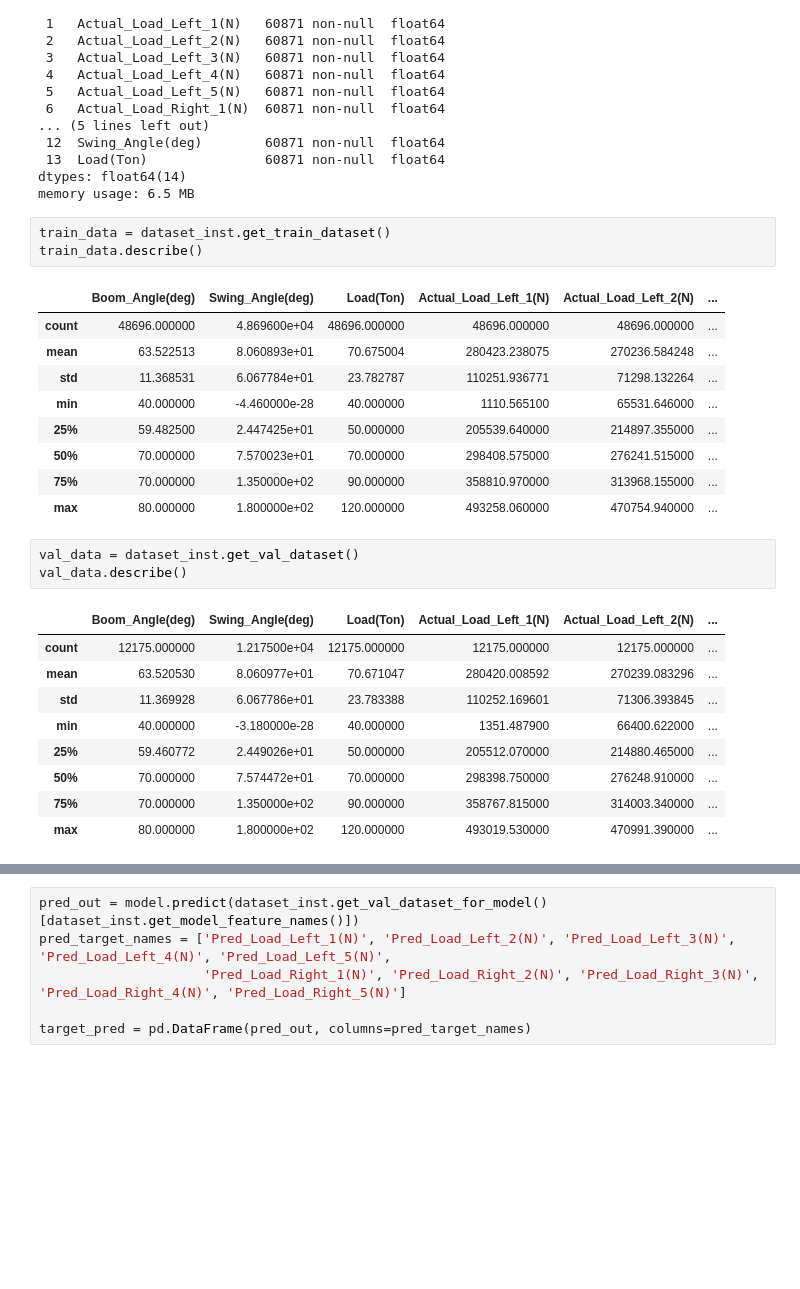
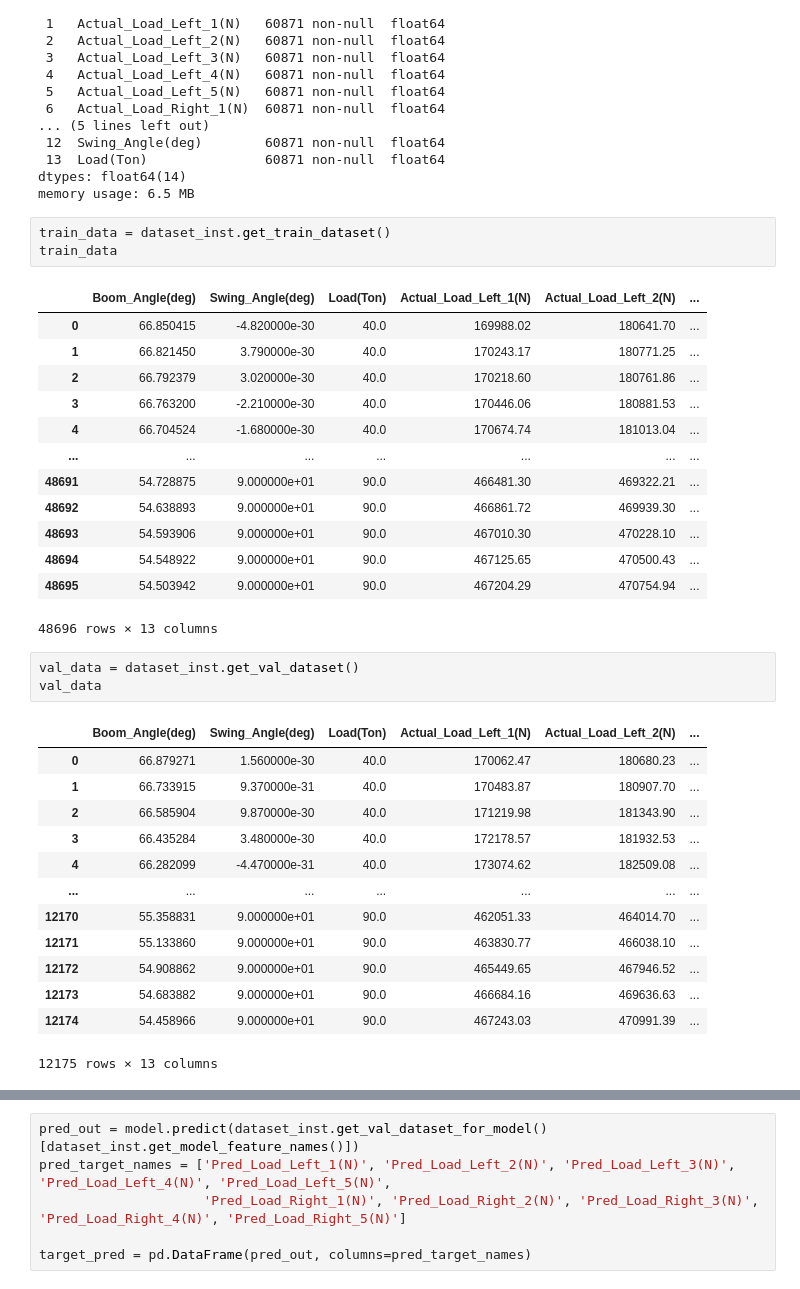
Before and after one commit to jinbeomjeong/estimate_crawler_crane_ground_pressure, a Jupyter notebook: train_ground_pressure_est_model_rf.ipynb, the cells around one changed output, grey strips where cells are left out. Saved outputs shown, nothing was run; the diff lists cells and outputs as text; blank space fills up the shorter version.

```diff
--- a/train_ground_pressure_est_model_rf.ipynb
+++ b/train_ground_pressure_est_model_rf.ipynb
@@ -66,30 +66,38 @@ dtypes: float64(14)
 memory usage: 6.5 MB
 # %%
 train_data = dataset_inst.get_train_dataset()
-train_data.describe()
+train_data
 # %% [output]
 |  | Boom_Angle(deg) | Swing_Angle(deg) | Load(Ton) | Actual_Load_Left_1(N) | Actual_Load_Left_2(N) | ... |
-| count | 48696.000000 | 4.869600e+04 | 48696.000000 | 48696.000000 | 48696.000000 | ... |
-| mean | 63.522513 | 8.060893e+01 | 70.675004 | 280423.238075 | 270236.584248 | ... |
-| std | 11.368531 | 6.067784e+01 | 23.782787 | 110251.936771 | 71298.132264 | ... |
-| min | 40.000000 | -4.460000e-28 | 40.000000 | 1110.565100 | 65531.646000 | ... |
-| 25% | 59.482500 | 2.447425e+01 | 50.000000 | 205539.640000 | 214897.355000 | ... |
-| 50% | 70.000000 | 7.570023e+01 | 70.000000 | 298408.575000 | 276241.515000 | ... |
-| 75% | 70.000000 | 1.350000e+02 | 90.000000 | 358810.970000 | 313968.155000 | ... |
-| max | 80.000000 | 1.800000e+02 | 120.000000 | 493258.060000 | 470754.940000 | ... |
+| 0 | 66.850415 | -4.820000e-30 | 40.0 | 169988.02 | 180641.70 | ... |
+| 1 | 66.821450 | 3.790000e-30 | 40.0 | 170243.17 | 180771.25 | ... |
+| 2 | 66.792379 | 3.020000e-30 | 40.0 | 170218.60 | 180761.86 | ... |
+| 3 | 66.763200 | -2.210000e-30 | 40.0 | 170446.06 | 180881.53 | ... |
+| 4 | 66.704524 | -1.680000e-30 | 40.0 | 170674.74 | 181013.04 | ... |
+| ... | ... | ... | ... | ... | ... | ... |
+| 48691 | 54.728875 | 9.000000e+01 | 90.0 | 466481.30 | 469322.21 | ... |
+| 48692 | 54.638893 | 9.000000e+01 | 90.0 | 466861.72 | 469939.30 | ... |
+| 48693 | 54.593906 | 9.000000e+01 | 90.0 | 467010.30 | 470228.10 | ... |
+| 48694 | 54.548922 | 9.000000e+01 | 90.0 | 467125.65 | 470500.43 | ... |
+| 48695 | 54.503942 | 9.000000e+01 | 90.0 | 467204.29 | 470754.94 | ... |
+48696 rows × 13 columns
 # %%
 val_data = dataset_inst.get_val_dataset()
-val_data.describe()
+val_data
 # %% [output]
 |  | Boom_Angle(deg) | Swing_Angle(deg) | Load(Ton) | Actual_Load_Left_1(N) | Actual_Load_Left_2(N) | ... |
-| count | 12175.000000 | 1.217500e+04 | 12175.000000 | 12175.000000 | 12175.000000 | ... |
-| mean | 63.520530 | 8.060977e+01 | 70.671047 | 280420.008592 | 270239.083296 | ... |
-| std | 11.369928 | 6.067786e+01 | 23.783388 | 110252.169601 | 71306.393845 | ... |
-| min | 40.000000 | -3.180000e-28 | 40.000000 | 1351.487900 | 66400.622000 | ... |
-| 25% | 59.460772 | 2.449026e+01 | 50.000000 | 205512.070000 | 214880.465000 | ... |
-| 50% | 70.000000 | 7.574472e+01 | 70.000000 | 298398.750000 | 276248.910000 | ... |
-| 75% | 70.000000 | 1.350000e+02 | 90.000000 | 358767.815000 | 314003.340000 | ... |
-| max | 80.000000 | 1.800000e+02 | 120.000000 | 493019.530000 | 470991.390000 | ... |
+| 0 | 66.879271 | 1.560000e-30 | 40.0 | 170062.47 | 180680.23 | ... |
+| 1 | 66.733915 | 9.370000e-31 | 40.0 | 170483.87 | 180907.70 | ... |
+| 2 | 66.585904 | 9.870000e-30 | 40.0 | 171219.98 | 181343.90 | ... |
+| 3 | 66.435284 | 3.480000e-30 | 40.0 | 172178.57 | 181932.53 | ... |
+| 4 | 66.282099 | -4.470000e-31 | 40.0 | 173074.62 | 182509.08 | ... |
+| ... | ... | ... | ... | ... | ... | ... |
+| 12170 | 55.358831 | 9.000000e+01 | 90.0 | 462051.33 | 464014.70 | ... |
+| 12171 | 55.133860 | 9.000000e+01 | 90.0 | 463830.77 | 466038.10 | ... |
+| 12172 | 54.908862 | 9.000000e+01 | 90.0 | 465449.65 | 467946.52 | ... |
+| 12173 | 54.683882 | 9.000000e+01 | 90.0 | 466684.16 | 469636.63 | ... |
+| 12174 | 54.458966 | 9.000000e+01 | 90.0 | 467243.03 | 470991.39 | ... |
+12175 rows × 13 columns
 # %%
 model = RandomForestRegressor(n_estimators=10, random_state=0, n_jobs=os.cpu_count())
 model.fit(dataset_inst.get_train_dataset_for_model()[dataset_inst.get_model_feature_names()],
```
Also changed, not shown: parts of 1 cell of this notebook, 1 other file.
